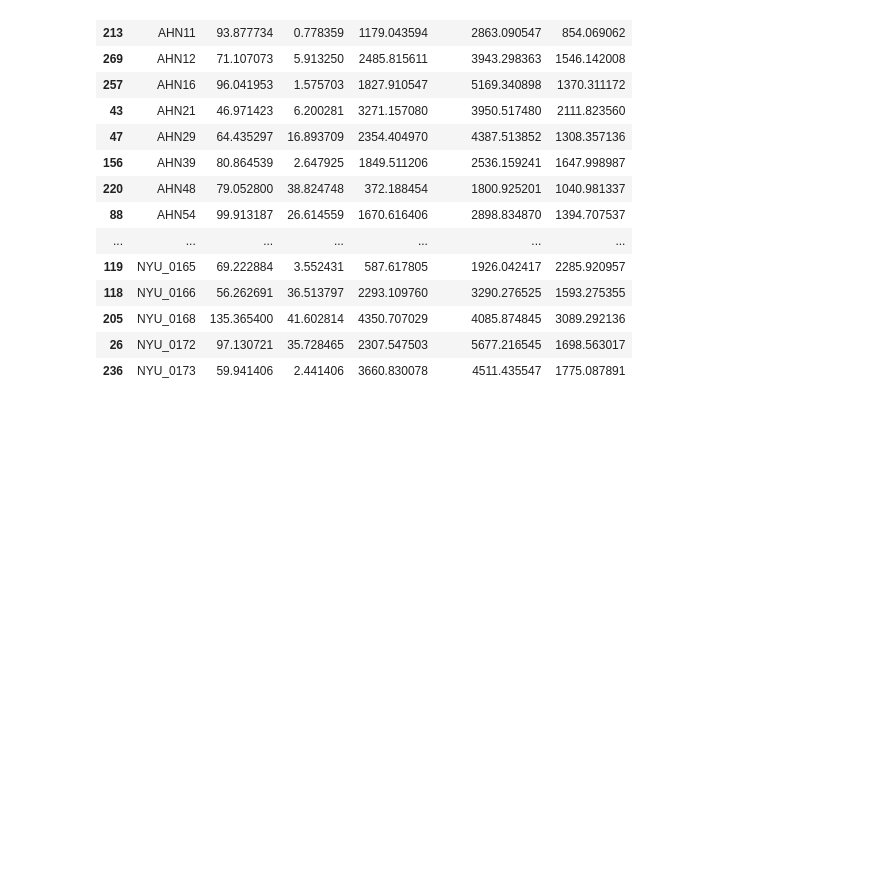
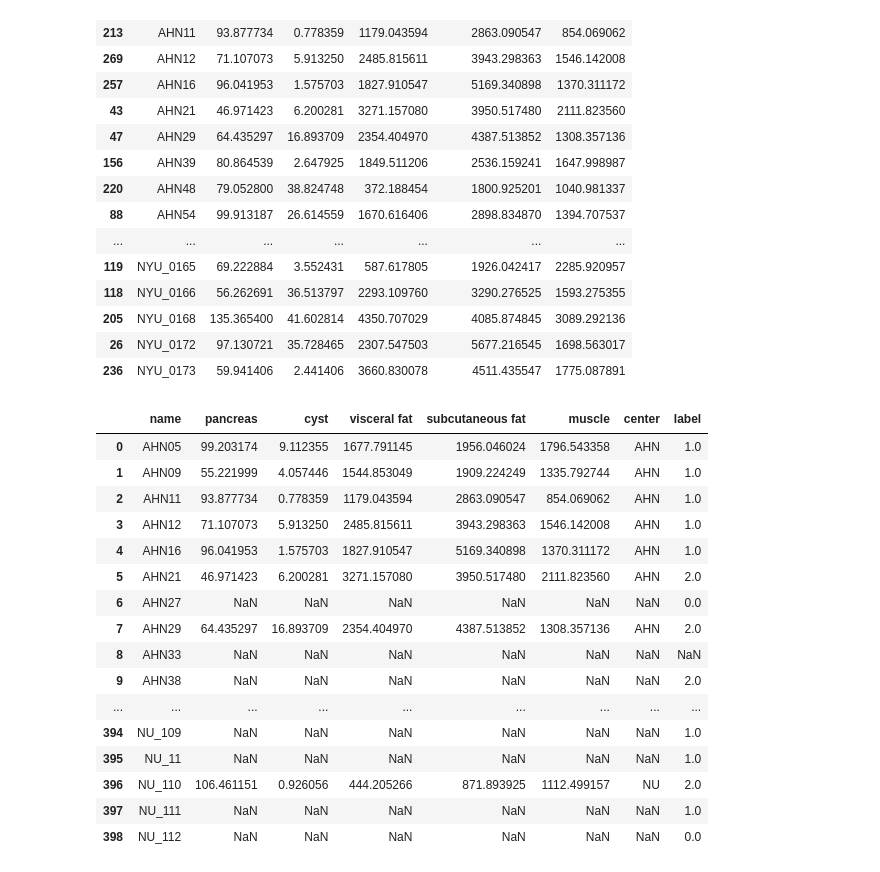
Before and after one commit to Zilian4/IPMN-Tissue-Analysis, a Jupyter notebook: combine_data.ipynb, the cells around one changed output. Drawn from its saved outputs; the diff is of its cells as text; code cells hidden in the pictures; blank space fills up the shorter version.

```diff
--- a/combine_data.ipynb
+++ b/combine_data.ipynb
@@ -31,3 +30,34 @@ merged_df.sort_values(by='name')
 | 205 | NYU_0168 | 135.365400 | 41.602814 | 4350.707029 | 4085.874845 | 3089.292136 |
 | 26 | NYU_0172 | 97.130721 | 35.728465 | 2307.547503 | 5677.216545 | 1698.563017 |
 | 236 | NYU_0173 | 59.941406 | 2.441406 | 3660.830078 | 4511.435547 | 1775.087891 |
+# %%
+label = pd.read_excel('/Users/zilianghong/Documents/GitHub/IPMN-Tissue-Analysis/IPMN_labels_t1.xlsx')
+label = label.rename(columns={'Unnamed: 0': 'name','risk assessment':'label'})
+label['name'] = label['name'].apply(lambda x: str.upper(x.split('.nii.gz')[0]))
+label = label.drop(columns=['pathology labels','follow-up information','Unnamed: 5','Unnamed: 4'])
+# %%
+center_list = ['IU','EMC','CAD','NU','MCA','NYU','AHN','NORTHWESTERN','MCF']
+for c in center_list:
+    merged_df.loc[merged_df['name'].str.contains(c), 'center'] = c
+# %%
+merged_df = pd.merge(merged_df,label, on='name', how='outer')
+pd.set_option('display.max_rows', None)
+merged_df.sort_values(by='name')
+# %% [output]
+|  | name | pancreas | cyst | visceral fat | subcutaneous fat | muscle | center | label |
+| 0 | AHN05 | 99.203174 | 9.112355 | 1677.791145 | 1956.046024 | 1796.543358 | AHN | 1.0 |
+| 1 | AHN09 | 55.221999 | 4.057446 | 1544.853049 | 1909.224249 | 1335.792744 | AHN | 1.0 |
+| 2 | AHN11 | 93.877734 | 0.778359 | 1179.043594 | 2863.090547 | 854.069062 | AHN | 1.0 |
+| 3 | AHN12 | 71.107073 | 5.913250 | 2485.815611 | 3943.298363 | 1546.142008 | AHN | 1.0 |
+| 4 | AHN16 | 96.041953 | 1.575703 | 1827.910547 | 5169.340898 | 1370.311172 | AHN | 1.0 |
+| 5 | AHN21 | 46.971423 | 6.200281 | 3271.157080 | 3950.517480 | 2111.823560 | AHN | 2.0 |
+| 6 | AHN27 | NaN | NaN | NaN | NaN | NaN | NaN | 0.0 |
+| 7 | AHN29 | 64.435297 | 16.893709 | 2354.404970 | 4387.513852 | 1308.357136 | AHN | 2.0 |
+| 8 | AHN33 | NaN | NaN | NaN | NaN | NaN | NaN | NaN |
+| 9 | AHN38 | NaN | NaN | NaN | NaN | NaN | NaN | 2.0 |
+| ... | ... | ... | ... | ... | ... | ... | ... | ... |
+| 394 | NU_109 | NaN | NaN | NaN | NaN | NaN | NaN | 1.0 |
+| 395 | NU_11 | NaN | NaN | NaN | NaN | NaN | NaN | 1.0 |
+| 396 | NU_110 | 106.461151 | 0.926056 | 444.205266 | 871.893925 | 1112.499157 | NU | 2.0 |
+| 397 | NU_111 | NaN | NaN | NaN | NaN | NaN | NaN | 1.0 |
+| 398 | NU_112 | NaN | NaN | NaN | NaN | NaN | NaN | 0.0 |
```
Also changed, not shown: parts of 3 cells of this notebook, 6 other files.
